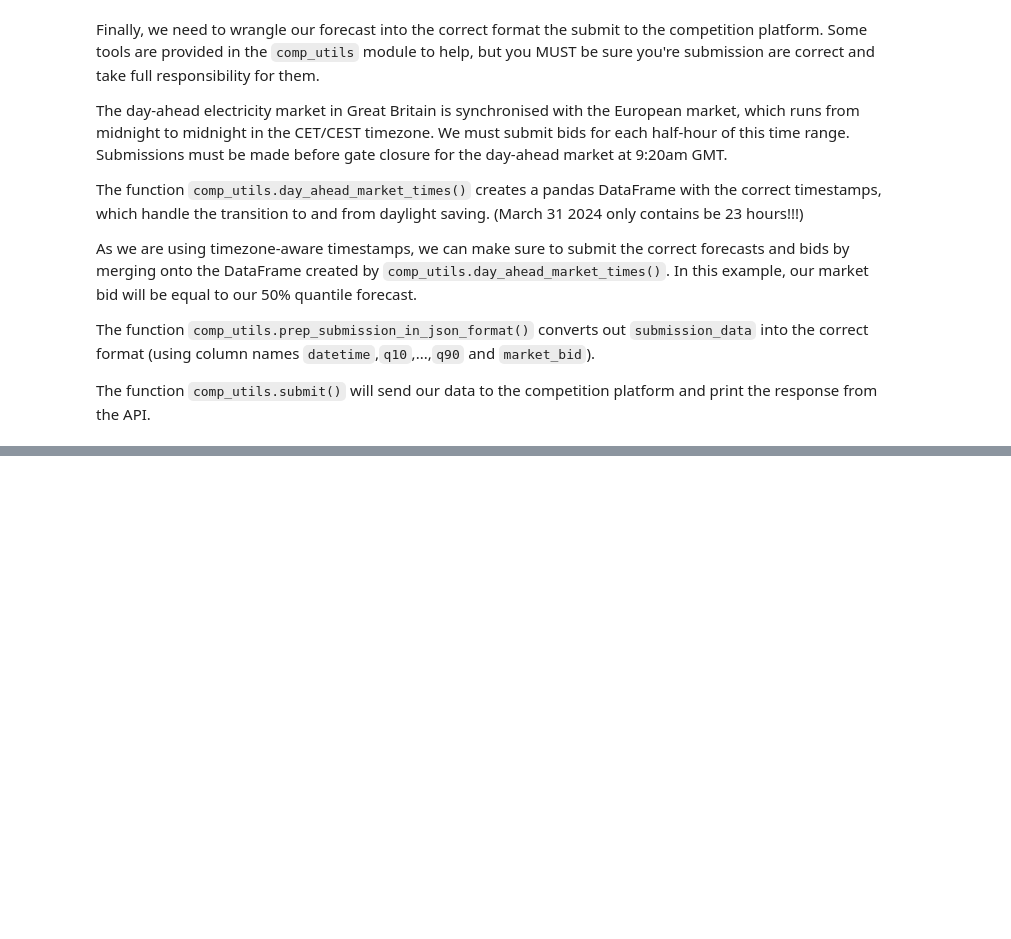
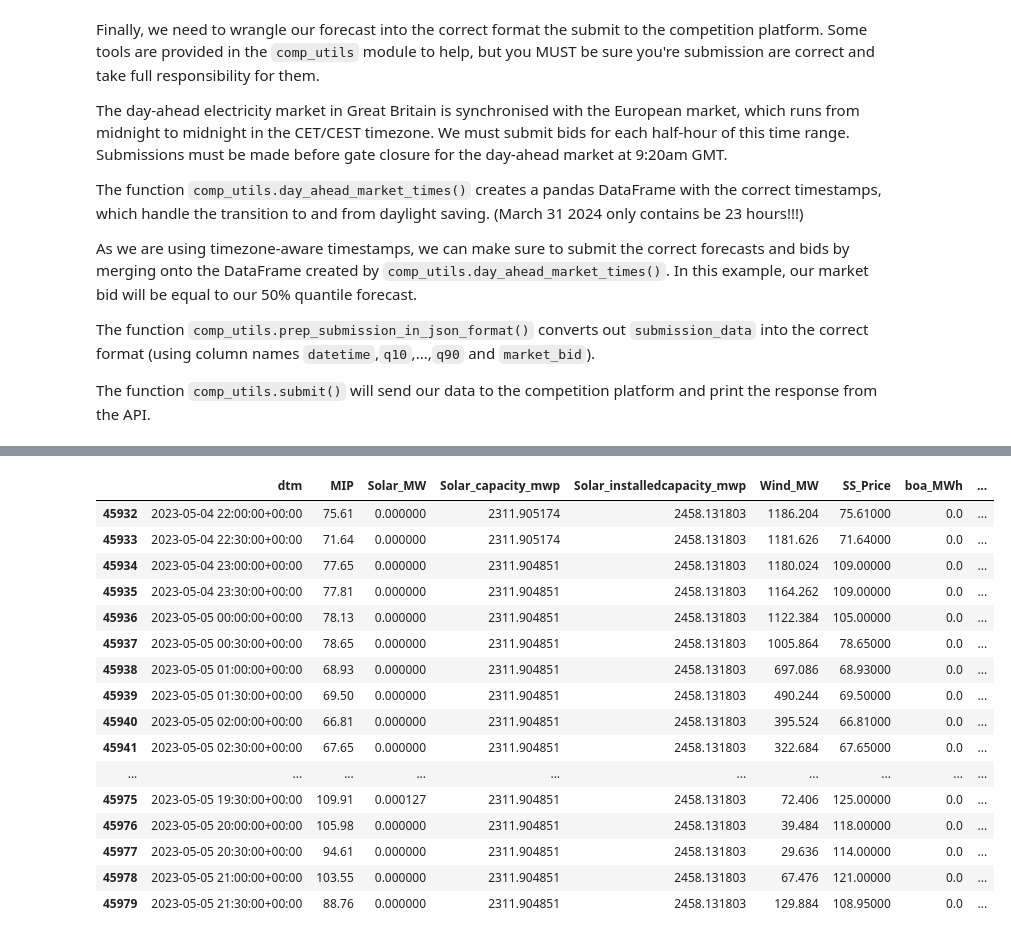
Before and after one commit to jbrowell/HEFTcom24, a Jupyter notebook: Getting Started.ipynb, the cells around one changed output, grey strips where cells are left out. Saved outputs shown, nothing was run; the diff lists cells and outputs as text; code cells hidden in the pictures; blank space fills up the shorter version.

```diff
--- a/Getting Started.ipynb
+++ b/Getting Started.ipynb
@@ -542,0 +410,4 @@ rebase_api_client.submit(submission_data)
+# %%
+test_date = "2023-05-05"
+
+rebase_api_client.get_variable(day=test_date,variable="day_ahead_price").head()
@@ -542,0 +432,23 @@ rebase_api_client.submit(submission_data)
+# %%
+energy_data.loc[
+    (energy_data["dtm"] >= pd.to_datetime(test_date).tz_localize("Europe/Paris")) &
+    (energy_data["dtm"] < pd.to_datetime(test_date).tz_localize("Europe/Paris") + pd.Timedelta(1,unit="day"))
+    ]
+# %% [output]
+|  | dtm | MIP | Solar_MW | Solar_capacity_mwp | Solar_installedcapacity_mwp | Wind_MW | SS_Price | boa_MWh | ... |
+| 45932 | 2023-05-04 22:00:00+00:00 | 75.61 | 0.000000 | 2311.905174 | 2458.131803 | 1186.204 | 75.61000 | 0.0 | ... |
+| 45933 | 2023-05-04 22:30:00+00:00 | 71.64 | 0.000000 | 2311.905174 | 2458.131803 | 1181.626 | 71.64000 | 0.0 | ... |
+| 45934 | 2023-05-04 23:00:00+00:00 | 77.65 | 0.000000 | 2311.904851 | 2458.131803 | 1180.024 | 109.00000 | 0.0 | ... |
+| 45935 | 2023-05-04 23:30:00+00:00 | 77.81 | 0.000000 | 2311.904851 | 2458.131803 | 1164.262 | 109.00000 | 0.0 | ... |
+| 45936 | 2023-05-05 00:00:00+00:00 | 78.13 | 0.000000 | 2311.904851 | 2458.131803 | 1122.384 | 105.00000 | 0.0 | ... |
+| 45937 | 2023-05-05 00:30:00+00:00 | 78.65 | 0.000000 | 2311.904851 | 2458.131803 | 1005.864 | 78.65000 | 0.0 | ... |
+| 45938 | 2023-05-05 01:00:00+00:00 | 68.93 | 0.000000 | 2311.904851 | 2458.131803 | 697.086 | 68.93000 | 0.0 | ... |
+| 45939 | 2023-05-05 01:30:00+00:00 | 69.50 | 0.000000 | 2311.904851 | 2458.131803 | 490.244 | 69.50000 | 0.0 | ... |
+| 45940 | 2023-05-05 02:00:00+00:00 | 66.81 | 0.000000 | 2311.904851 | 2458.131803 | 395.524 | 66.81000 | 0.0 | ... |
+| 45941 | 2023-05-05 02:30:00+00:00 | 67.65 | 0.000000 | 2311.904851 | 2458.131803 | 322.684 | 67.65000 | 0.0 | ... |
+| ... | ... | ... | ... | ... | ... | ... | ... | ... | ... |
+| 45975 | 2023-05-05 19:30:00+00:00 | 109.91 | 0.000127 | 2311.904851 | 2458.131803 | 72.406 | 125.00000 | 0.0 | ... |
+| 45976 | 2023-05-05 20:00:00+00:00 | 105.98 | 0.000000 | 2311.904851 | 2458.131803 | 39.484 | 118.00000 | 0.0 | ... |
+| 45977 | 2023-05-05 20:30:00+00:00 | 94.61 | 0.000000 | 2311.904851 | 2458.131803 | 29.636 | 114.00000 | 0.0 | ... |
+| 45978 | 2023-05-05 21:00:00+00:00 | 103.55 | 0.000000 | 2311.904851 | 2458.131803 | 67.476 | 121.00000 | 0.0 | ... |
+| 45979 | 2023-05-05 21:30:00+00:00 | 88.76 | 0.000000 | 2311.904851 | 2458.131803 | 129.884 | 108.95000 | 0.0 | ... |
```
Also changed, not shown: parts of 32 cells of this notebook, 2 other files.
